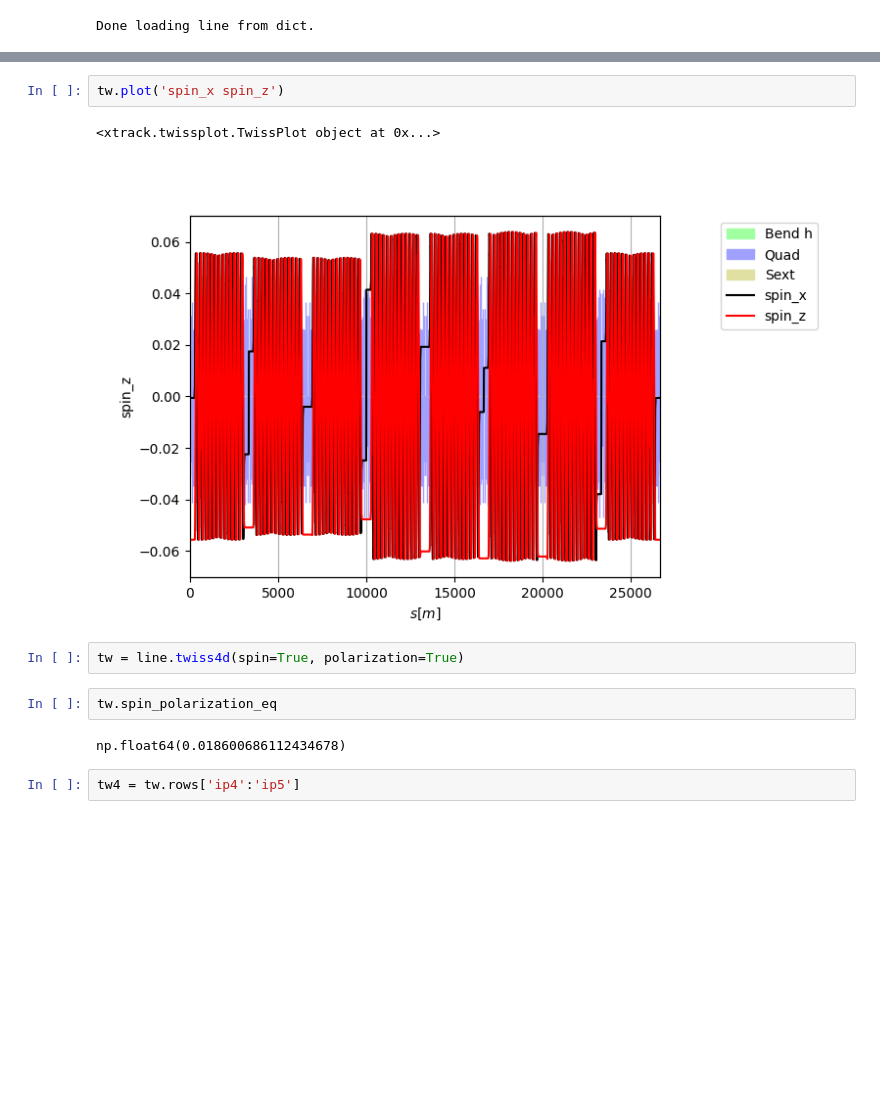
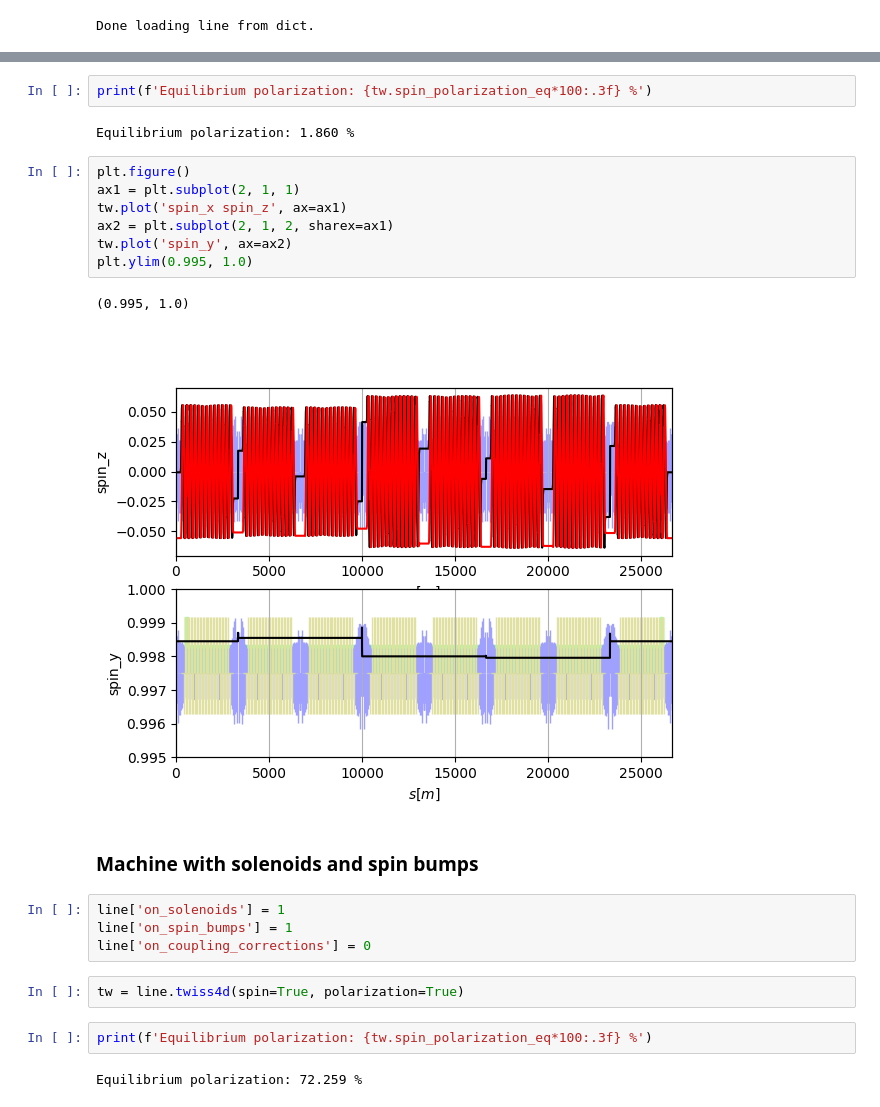
Before and after one commit to xsuite/tutorial_spin, a Jupyter notebook: notebook_spin_twiss.ipynb, the cells around one changed output, grey strips where cells are left out. Saved outputs shown, nothing was run; the diff lists cells and outputs as text; blank space fills up the shorter version.

```diff
--- a/notebook_spin_twiss.ipynb
+++ b/notebook_spin_twiss.ipynb
@@ -28,13 +40,26 @@ tw.plot('spin_y')
-# %%
-tw.plot('spin_x spin_z')
-# %% [output]
-<xtrack.twissplot.TwissPlot object at 0x...>
-[figure, removed]
-# %%
-tw = line.twiss4d(spin=True, polarization=True)
+# %%
+print(f'Equilibrium polarization: {tw.spin_polarization_eq*100:.3f} %')
+# %% [output]
+Equilibrium polarization: 1.860 %
+# %%
+plt.figure()
+ax1 = plt.subplot(2, 1, 1)
+tw.plot('spin_x spin_z', ax=ax1)
+ax2 = plt.subplot(2, 1, 2, sharex=ax1)
+tw.plot('spin_y', ax=ax2)
+plt.ylim(0.995, 1.0)
+# %% [output]
+(0.995, 1.0)
+[figure, added]
+# %% [markdown]
+### Machine with solenoids and spin bumps
 # %%
-tw.spin_polarization_eq
+line['on_solenoids'] = 1
+line['on_spin_bumps'] = 1
+line['on_coupling_corrections'] = 0
-# %% [output]
-np.float64(0.018600686112434678)
-# %%
-tw4 = tw.rows['ip4':'ip5']
+# %%
+tw = line.twiss4d(spin=True, polarization=True)
+# %%
+print(f'Equilibrium polarization: {tw.spin_polarization_eq*100:.3f} %')
+# %% [output]
+Equilibrium polarization: 72.259 %
```
Also changed, not shown: parts of 13 cells of this notebook.
